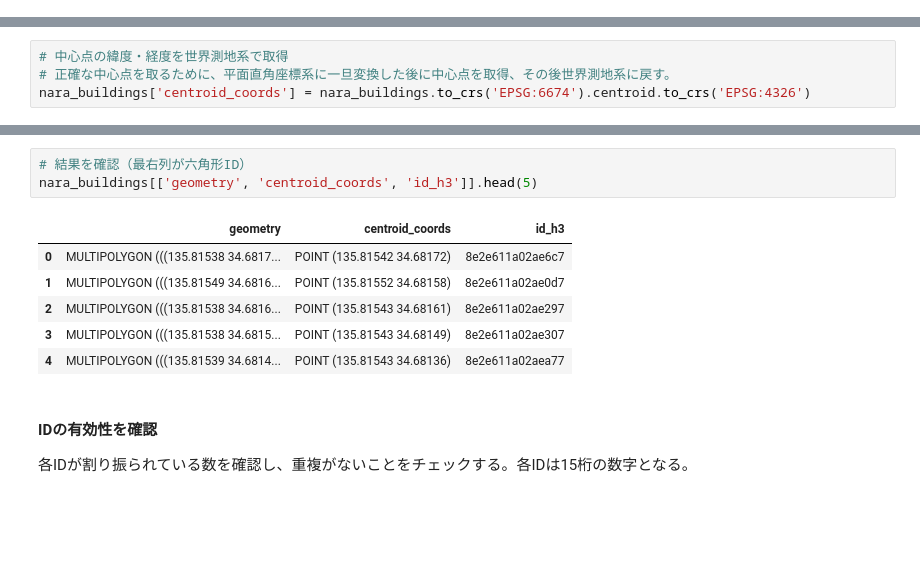
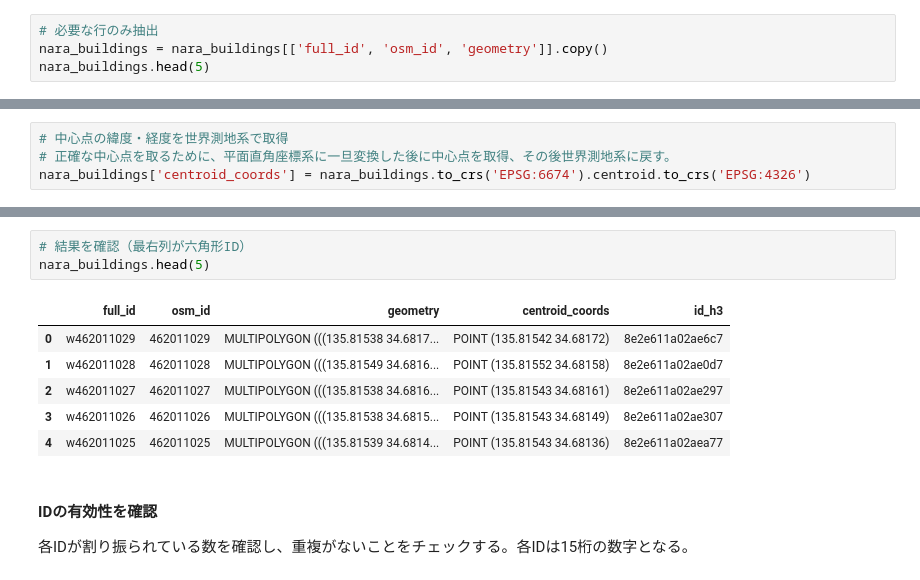
Before and after one commit to sokimura39/building_id_H3, a Jupyter notebook: H3_grid_id.ipynb, the cells around one changed output, grey strips where cells are left out. Cells and saved outputs as stored; diff of their text form; blank space fills up the shorter version.

```diff
--- a/H3_grid_id.ipynb
+++ b/H3_grid_id.ipynb
@@ -39,3 +40,7 @@ nara_buildings = gpd.read_file(os.path.join('data', 'nara_buildings.gpkg'))
 print(f'対象建物数：{nara_buildings.shape[0]}件')
 # %% [output]
 対象建物数：6656件
+# %%
+# 必要な行のみ抽出
+nara_buildings = nara_buildings[['full_id', 'osm_id', 'geometry']].copy()
+nara_buildings.head(5)
@@ -59,13 +71,13 @@ Wall time: 260 ms
 # %%
 # 結果を確認（最右列が六角形ID）
-nara_buildings[['geometry', 'centroid_coords', 'id_h3']].head(5)
+nara_buildings.head(5)
 # %% [output]
-|  | geometry | centroid_coords | id_h3 |
-| 0 | MULTIPOLYGON (((135.81538 34.6817... | POINT (135.81542 34.68172) | 8e2e611a02ae6c7 |
-| 1 | MULTIPOLYGON (((135.81549 34.6816... | POINT (135.81552 34.68158) | 8e2e611a02ae0d7 |
-| 2 | MULTIPOLYGON (((135.81538 34.6816... | POINT (135.81543 34.68161) | 8e2e611a02ae297 |
-| 3 | MULTIPOLYGON (((135.81538 34.6815... | POINT (135.81543 34.68149) | 8e2e611a02ae307 |
-| 4 | MULTIPOLYGON (((135.81539 34.6814... | POINT (135.81543 34.68136) | 8e2e611a02aea77 |
+|  | full_id | osm_id | geometry | centroid_coords | id_h3 |
+| 0 | w462011029 | 462011029 | MULTIPOLYGON (((135.81538 34.6817... | POINT (135.81542 34.68172) | 8e2e611a02ae6c7 |
+| 1 | w462011028 | 462011028 | MULTIPOLYGON (((135.81549 34.6816... | POINT (135.81552 34.68158) | 8e2e611a02ae0d7 |
+| 2 | w462011027 | 462011027 | MULTIPOLYGON (((135.81538 34.6816... | POINT (135.81543 34.68161) | 8e2e611a02ae297 |
+| 3 | w462011026 | 462011026 | MULTIPOLYGON (((135.81538 34.6815... | POINT (135.81543 34.68149) | 8e2e611a02ae307 |
+| 4 | w462011025 | 462011025 | MULTIPOLYGON (((135.81539 34.6814... | POINT (135.81543 34.68136) | 8e2e611a02aea77 |
 # %% [markdown]
 #### IDの有効性を確認
 
```
Also changed, not shown: parts of 17 cells of this notebook.
